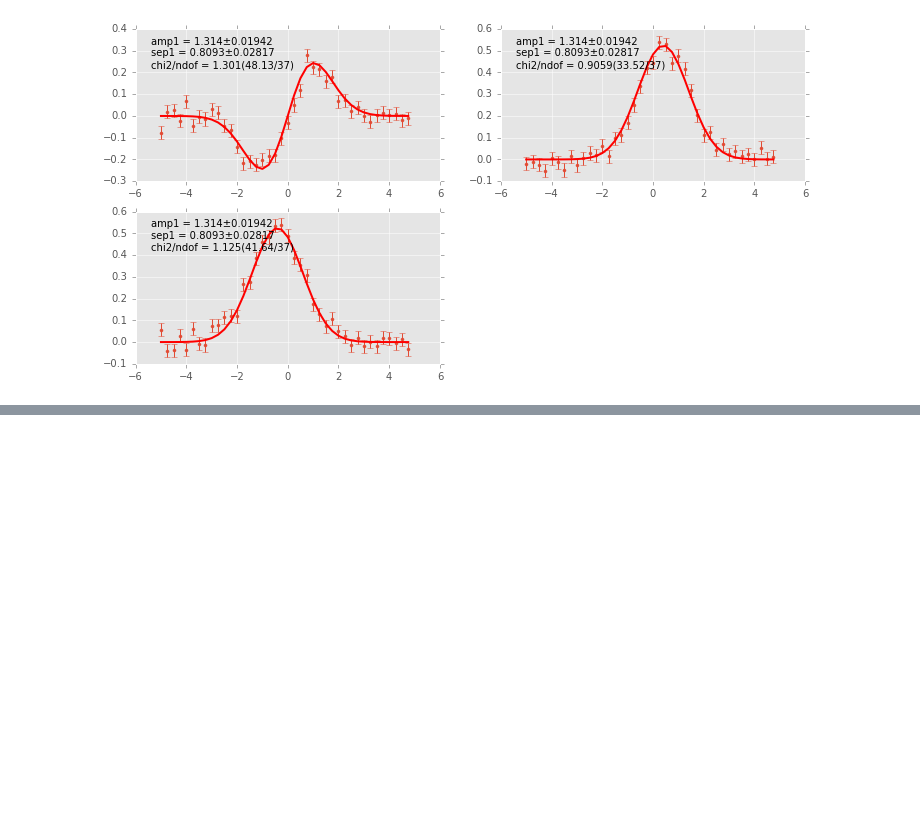
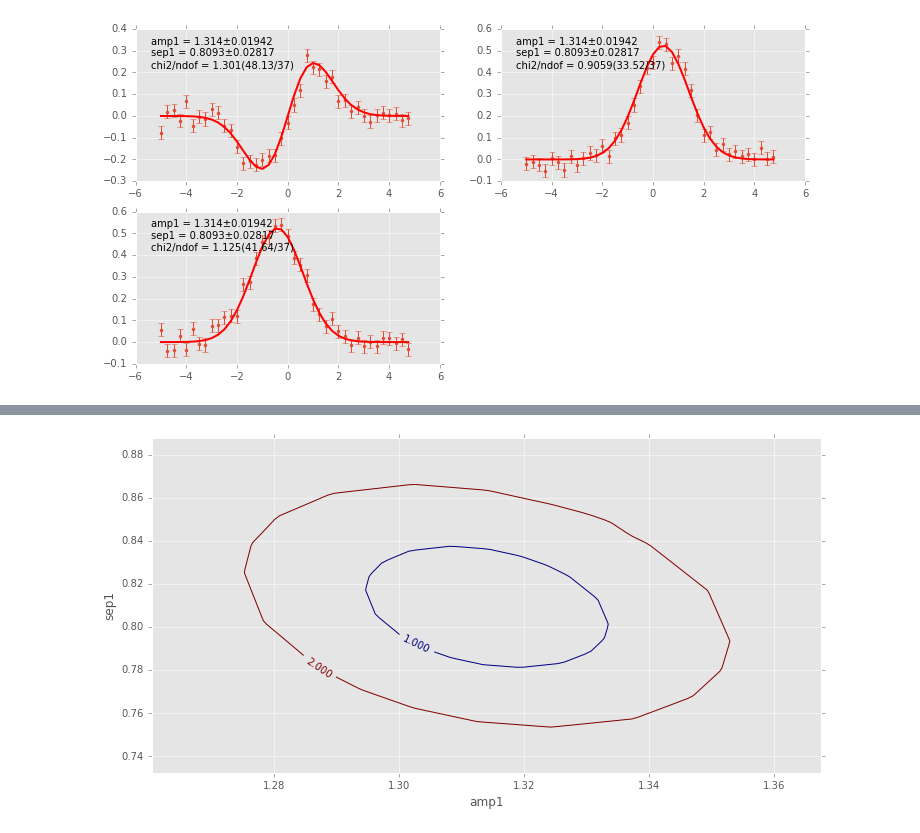
Before and after one commit to djreiss/lsst-dipole, a Jupyter notebook: notebooks/test_notebooks/test iminuit.ipynb, the cells around one changed output, grey strips where cells are left out. Saved outputs shown, nothing was run; the diff lists cells and outputs as text; code cells hidden in the pictures; blank space fills up the shorter version.

Commit message:
got contours to draw - need to add 'interp='linear'' to code in iminuit plotting.

```diff
--- a/notebooks/test_notebooks/test iminuit.ipynb
+++ b/notebooks/test_notebooks/test iminuit.ipynb
@@ -456 +457,5 @@ print 5000/21.
 238.095238095
+# %%
+x, y, gridvalue, contour = minuit.draw_mncontour('amp1', 'sep1');
+# %% [output]
+[figure, added]
```
Also changed, not shown: parts of 5 cells of this notebook.
